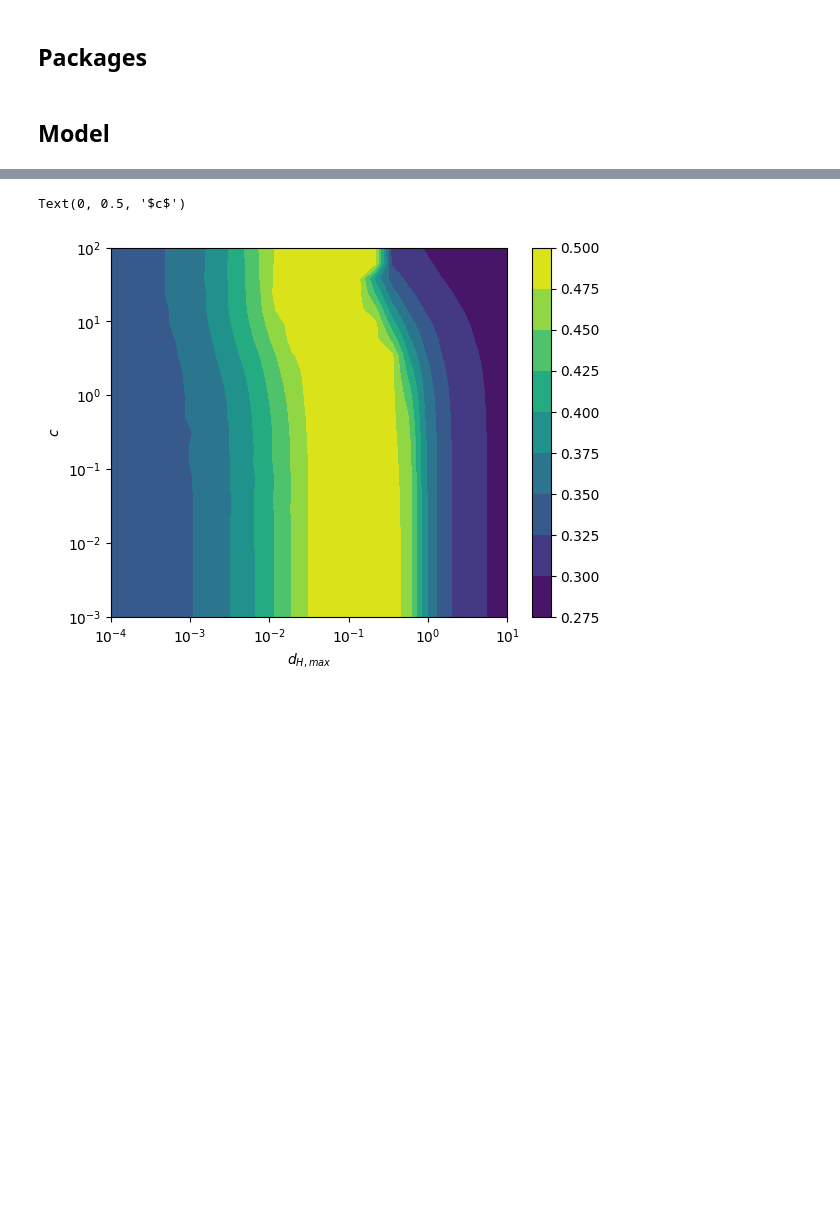
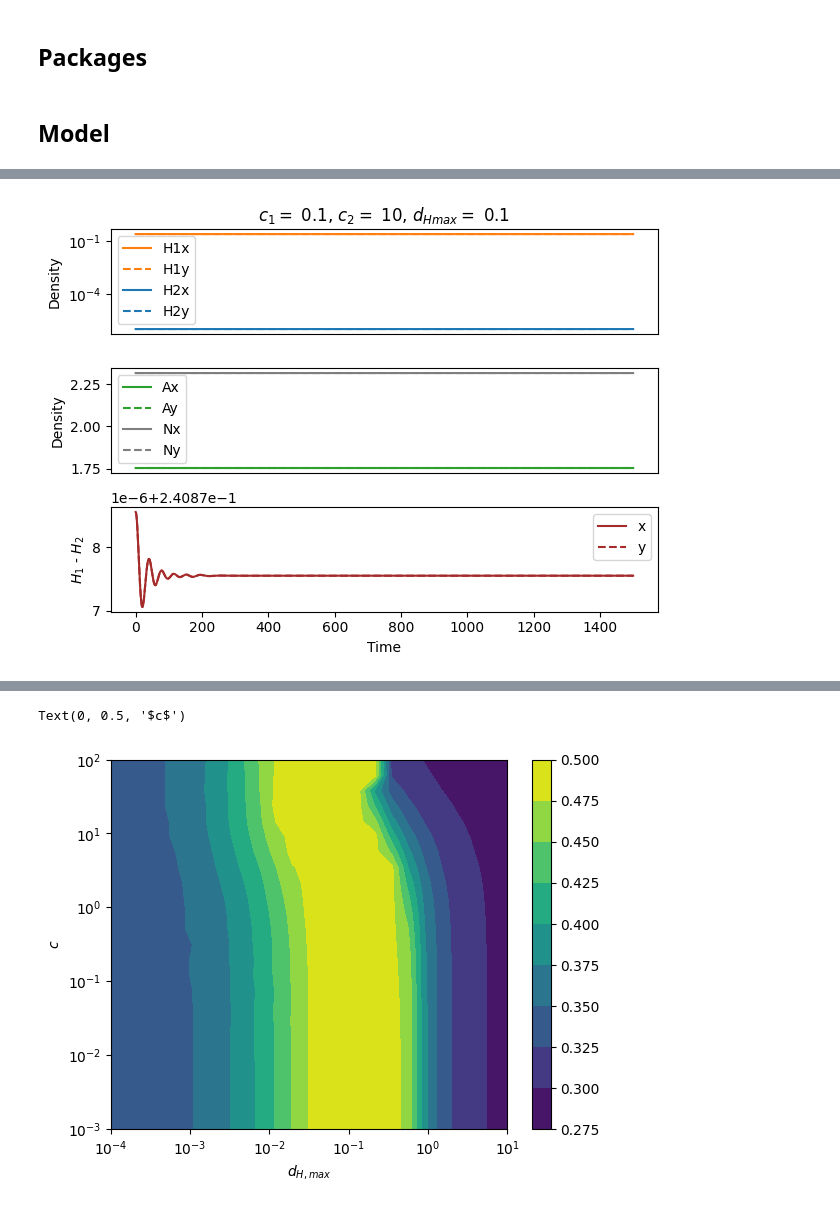
Before and after one commit to rbnmj/turingmodel, a Jupyter notebook: main_crowding2.ipynb, the cells around one changed output, grey strips where cells are left out. Drawn from its saved outputs; the diff is of its cells as text; code cells hidden in the pictures; blank space fills up the shorter version.

```diff
--- a/main_crowding2.ipynb
+++ b/main_crowding2.ipynb
@@ -186,3 +157,60 @@ plt.tight_layout()
+# %%
+fig, (ax1,ax2,ax3)=plt.subplots(3)
+start = 0
+end = 1500
+
+t_end = 1000
+number_steps = 1000
+t = np.linspace(0,t_end,number_steps)
+c_1 = 10**-1
+c_2 = 10**1
+d_Hmax1 = 10**-1
+d_Hmax2 = 10**-1
+#var0 = [2, 2.5, 2.5, 2, 0.2, 0.3, 0.2, 0.3, 0, 0, 0, 0]
+var0 = [2, 2.5, 2.5, 2, 0.2, 0.3, 0, 0, 0, 0, 0, 0]
+var = []
+var = integ.odeint(slow, var0, t)
+t_end = 10000
+number_steps = 10000
+t = np.linspace(0,t_end,number_steps)
+var00 =  [var[-1,0], var[-1,1], var[-1,2], var[-1,3], var[-1,4], var[-1,5], 10**-6, 10**-6, 0, 0, 0, 0]
+#var00 = [var[-1,0], var[-1,1], var[-1,2], var[-1,3], 0.5*var[-1,4], 0.5*var[-1,5], 0.5*var[-1,4], 0.5*var[-1,5], 0, 0, 0, 0]
+var = integ.odeint(slow, var00, t)
+
+ax1.plot(t[start:end], var[start:end, 4], label="H1x",color="tab:orange")
+ax1.plot(t[start:end], var[start:end, 5], label="H1y",color="tab:orange", linestyle="--")
+ax1.plot(t[start:end], var[start:end, 6], label="H2x",color="tab:blue")
+ax1.plot(t[start:end], var[start:end, 7], label="H2y",color="tab:blue", linestyle="--")
+ax1.set_yscale("log")
+# ax1.set_xlim(10005,10075)
+ax1.set_title("$c_1 = $ " + str(c_1) + ", $c_2 = $ " + str(c_2) + ", $d_{Hmax} = $ " + str(d_Hmax1))
+ax1.get_xaxis().set_visible(False)
+# ax1.get_yaxis().set_visible(False)
+# ax1.yaxis.set_ticklabels([])
+ax1.set_ylabel("Density")
+ax1.legend(loc="upper left")
+# ax1.set_ylim(10**-6, 10**0)
+ax2.plot(t[start:end], var[start:end:, 2], label="Ax",color="tab:green")
+ax2.plot(t[start:end], var[start:end:, 3], label="Ay",color="tab:green", linestyle="--")
+ax2.plot(t[start:end], var[start:end:, 0], label="Nx",color="tab:grey")
+ax2.plot(t[start:end], var[start:end:, 1], label="Ny",color="tab:grey", linestyle="--")
+ax2.get_xaxis().set_visible(False)
+# ax2.get_yaxis().set_visible(False)
+# ax2.get_xaxis().set_ticks([])
+# ax2.get_yaxis().set_ticks([])
+ax2.set_xlabel("Time")
+ax2.set_ylabel("Density")
+# ax2.set_xlim(10005,10075)
+ax2.legend(loc="upper left")
+ax3.plot(t[start:end], var[start:end, 4]-var[start:end, 6], label="x",color="brown")
+ax3.plot(t[start:end], var[start:end, 5]-var[start:end, 7], label="y",color="brown", linestyle="--")
+ax3.set_xlabel("Time")
+ax3.set_ylabel("$H_1$ - $H_2$")
+ax3.legend()
+# ax3.set_yscale("log")
+plt.tight_layout()
+# %% [output]
+[figure, added]
 # %%
 def find_extrema(x,n):
     """ returns an array with n extreme values of x"""
```
Also changed, not shown: parts of 8 cells of this notebook, 11 other files.
